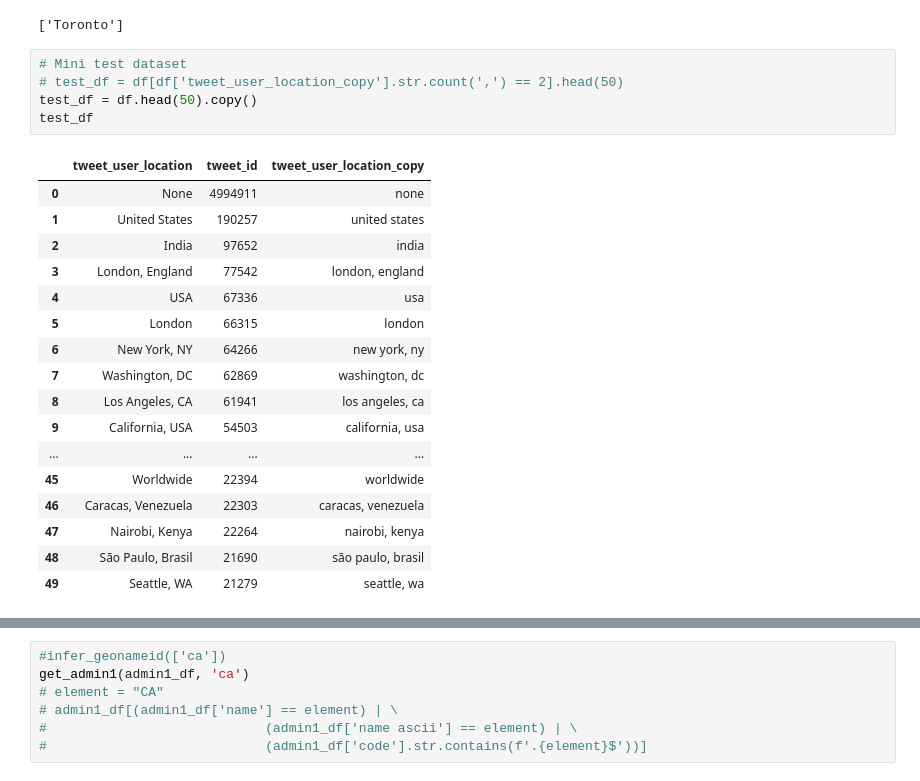
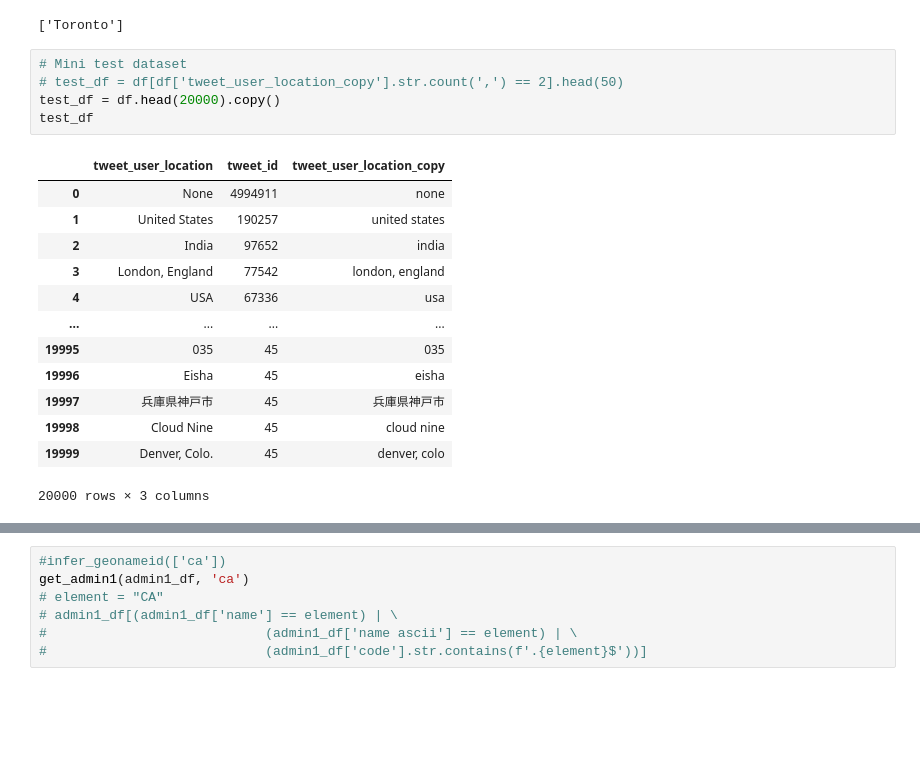
Before and after one commit to chumlab/covid19project, a Jupyter notebook: experimentation.ipynb, the cells around one changed output, grey strips where cells are left out. Saved outputs shown, nothing was run; the diff lists cells and outputs as text; blank space fills up the shorter version.

```diff
--- a/experimentation.ipynb
+++ b/experimentation.ipynb
@@ -455,26 +455,22 @@ print(split_parts('Toronto'))
 # %%
 # Mini test dataset
 # test_df = df[df['tweet_user_location_copy'].str.count(',') == 2].head(50)
-test_df = df.head(50).copy()
+test_df = df.head(20000).copy()
 test_df
 # %% [output]
 |  | tweet_user_location | tweet_id | tweet_user_location_copy |
 | 0 | None | 4994911 | none |
 | 1 | United States | 190257 | united states |
 | 2 | India | 97652 | india |
 | 3 | London, England | 77542 | london, england |
 | 4 | USA | 67336 | usa |
-| 5 | London | 66315 | london |
-| 6 | New York, NY | 64266 | new york, ny |
-| 7 | Washington, DC | 62869 | washington, dc |
-| 8 | Los Angeles, CA | 61941 | los angeles, ca |
-| 9 | California, USA | 54503 | california, usa |
 | ... | ... | ... | ... |
-| 45 | Worldwide | 22394 | worldwide |
-| 46 | Caracas, Venezuela | 22303 | caracas, venezuela |
-| 47 | Nairobi, Kenya | 22264 | nairobi, kenya |
-| 48 | São Paulo, Brasil | 21690 | são paulo, brasil |
-| 49 | Seattle, WA | 21279 | seattle, wa |
+| 19995 | 035 | 45 | 035 |
+| 19996 | Eisha | 45 | eisha |
+| 19997 | 兵庫県神戸市 | 45 | 兵庫県神戸市 |
+| 19998 | Cloud Nine | 45 | cloud nine |
+| 19999 | Denver, Colo. | 45 | denver, colo |
+20000 rows × 3 columns
 # %%
 num_parts = 3
 
```
Also changed, not shown: parts of 9 cells of this notebook.
